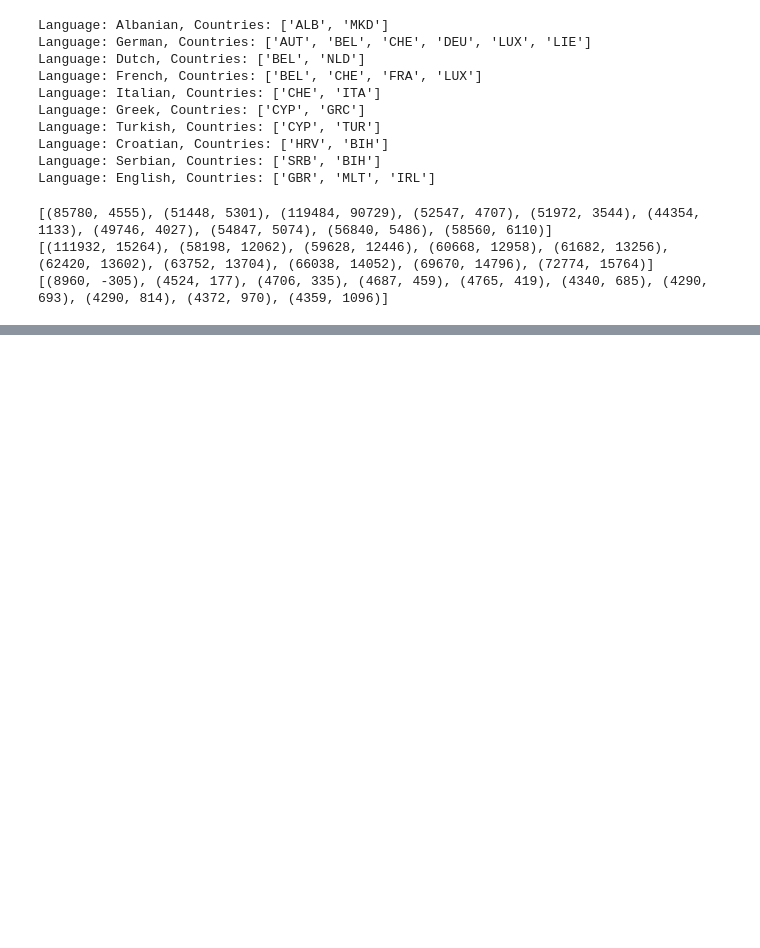
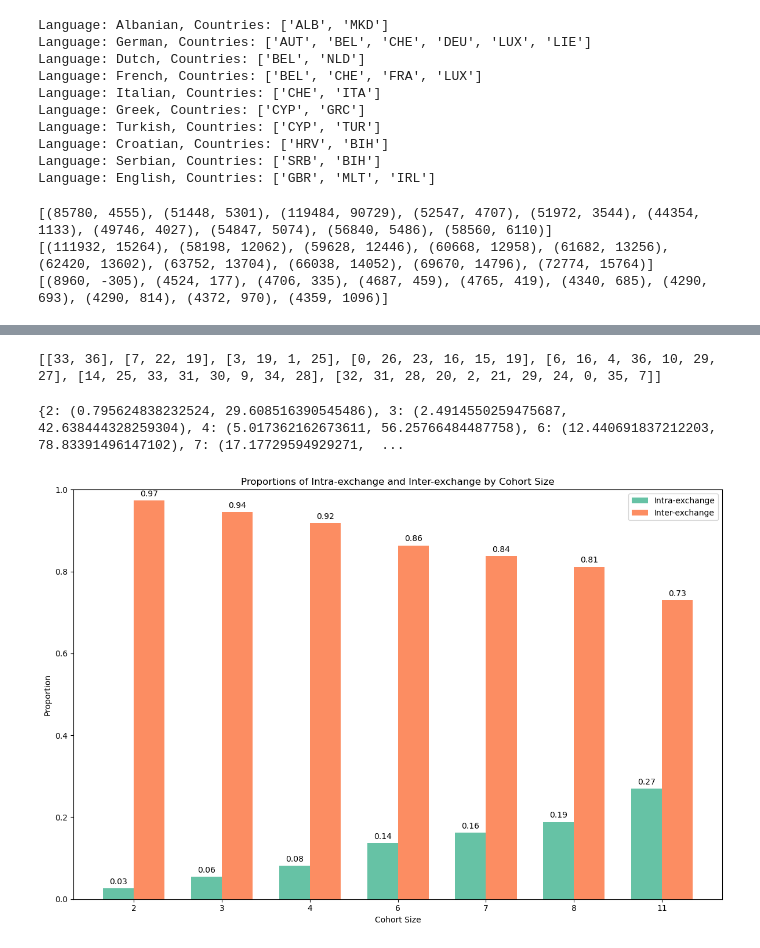
Before and after one commit to nedamohamed/eu-perspectives-where-do-students-go, a Jupyter notebook: Analysis Scripts/Data Analysis.ipynb, the cells around one changed output, grey strips where cells are left out. Saved outputs shown, nothing was run; the diff lists cells and outputs as text; code cells hidden in the pictures; blank space fills up the shorter version.

```diff
--- a/Analysis Scripts/Data Analysis.ipynb
+++ b/Analysis Scripts/Data Analysis.ipynb
@@ -777,0 +963,15 @@ print(lux_proportions)
+# %%
+cohorts = [[] for _ in range(len(cohort_sizes))]
+
+for i, size in enumerate(cohort_sizes):
+    for j in range(size):
+
+        while(True):
+            node = random.choice(ranodm_nodes)
+            if node not in cohorts[i]:
+                cohorts[i].append(node)
+                break
+
+print(cohorts)
+# %% [output]
+[[33, 36], [7, 22, 19], [3, 19, 1, 25], [0, 26, 23, 16, 15, 19], [6, 16, 4, 36, 10, 29, 27], [14, 25, 33, 31, 30, 9, 34, 28], [32, 31, 28, 20, 2, 21, 29, 24, 0, 35, 7]]
@@ -777,0 +1002,4 @@ print(lux_proportions)
+# %%
+for i, cohort in enumerate(cohorts):
+    for j, year in enumerate(YEARS):
+        inter_intra_per_cohort[i][j] = modified_separate_edges(random_network_edges[j], cohort)
@@ -777,0 +1050,57 @@ print(lux_proportions)
+# %%
+cohort_proportion = {}
+for cohort in cohorts:
+    cohort_proportion[len(cohort)] = average_proportions_per_cohort[cohorts.index(cohort)]
+print(cohort_proportion)
+# %% [output]
+{2: (0.795624838232524, 29.608516390545486), 3: (2.4914550259475687, 42.638444328259304), 4: (5.017362162673611, 56.25766484487758), 6: (12.440691837212203, 78.83391496147102), 7: (17.17729594929271,  ...
+# %%
+intra_proportion = {}
+inter_proportion = {}
+
+# Calculate proportions
+for size, (intra, inter) in cohort_proportion.items():
+    total = intra + inter
+    intra_proportion[size] = intra / total
+    inter_proportion[size] = inter / total
+# %%
+cohort_sizes = list(cohort_proportion.keys())
+intra_values = [intra_proportion[size] for size in cohort_sizes]
+inter_values = [inter_proportion[size] for size in cohort_sizes]
+
+# Create the bar plot
+fig, ax = plt.subplots(figsize=(12, 8))
+
+bar_width = 0.35
+index = np.arange(len(cohort_sizes))
+
+# Plot intra and inter proportions side by side
+bars_intra = ax.bar(index, intra_values, bar_width, label='Intra-exchange', color=palette[0])
+bars_inter = ax.bar(index + bar_width, inter_values, bar_width, label='Inter-exchange', color=palette[1])
+
+# Add labels and title
+ax.set_xlabel('Cohort Size')
+ax.set_ylabel('Proportion')
+ax.set_title('Proportions of Intra-exchange and Inter-exchange by Cohort Size')
+ax.set_xticks(index + bar_width / 2)
+ax.set_xticklabels(cohort_sizes)
+ax.set_ylim(0, 1)
+ax.legend()
+
+# Add values on top of bars
+for bar in bars_intra:
+    height = bar.get_height()
+    ax.annotate(f'{height:.2f}', xy=(bar.get_x() + bar.get_width() / 2, height),
+                xytext=(0, 3), textcoords='offset points', ha='center', va='bottom')
+
+for bar in bars_inter:
+    height = bar.get_height()
+    ax.annotate(f'{height:.2f}', xy=(bar.get_x() + bar.get_width() / 2, height),
+                xytext=(0, 3), textcoords='offset points', ha='center', va='bottom')
+
+plt.savefig('random_cohort_proportions.pdf', format='pdf')
+
+plt.tight_layout()
+plt.show()
+# %% [output]
+[figure, added]
```
Also changed, not shown: parts of 13 cells of this notebook, 12 other files.
